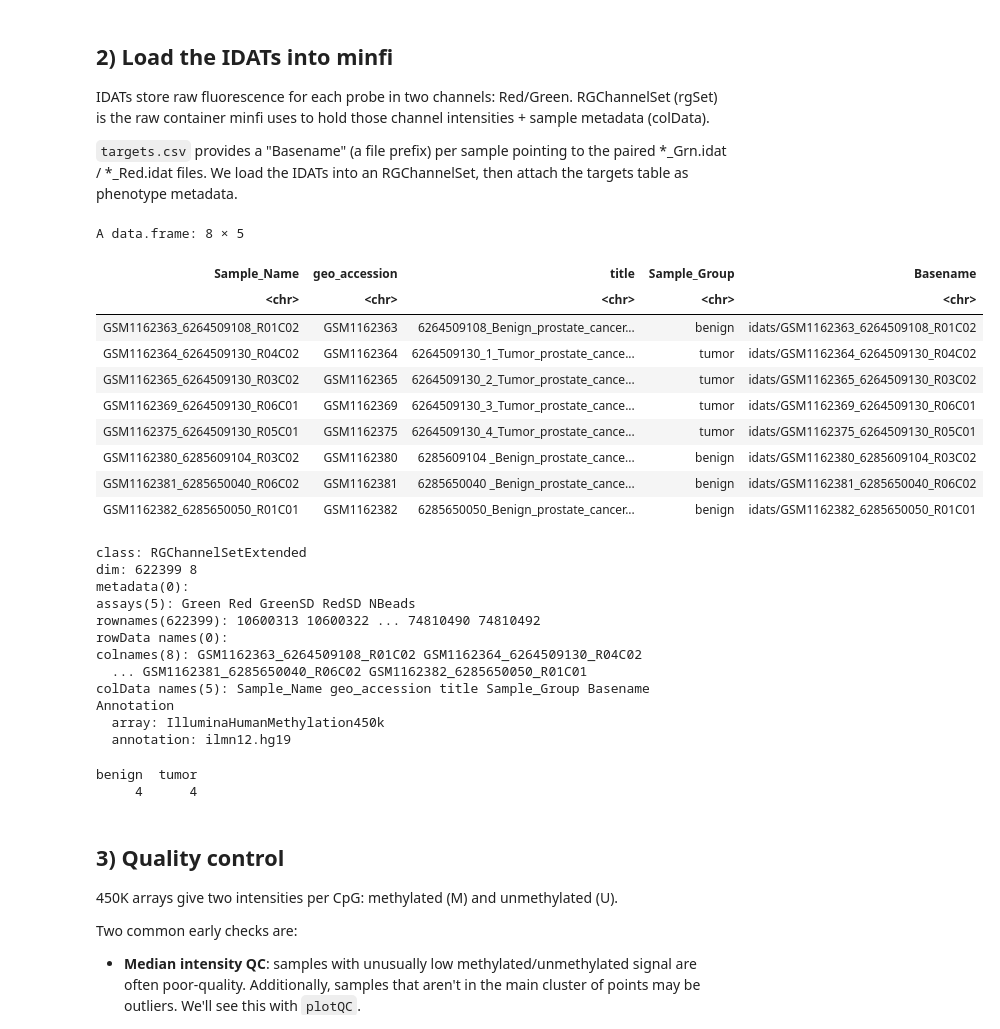
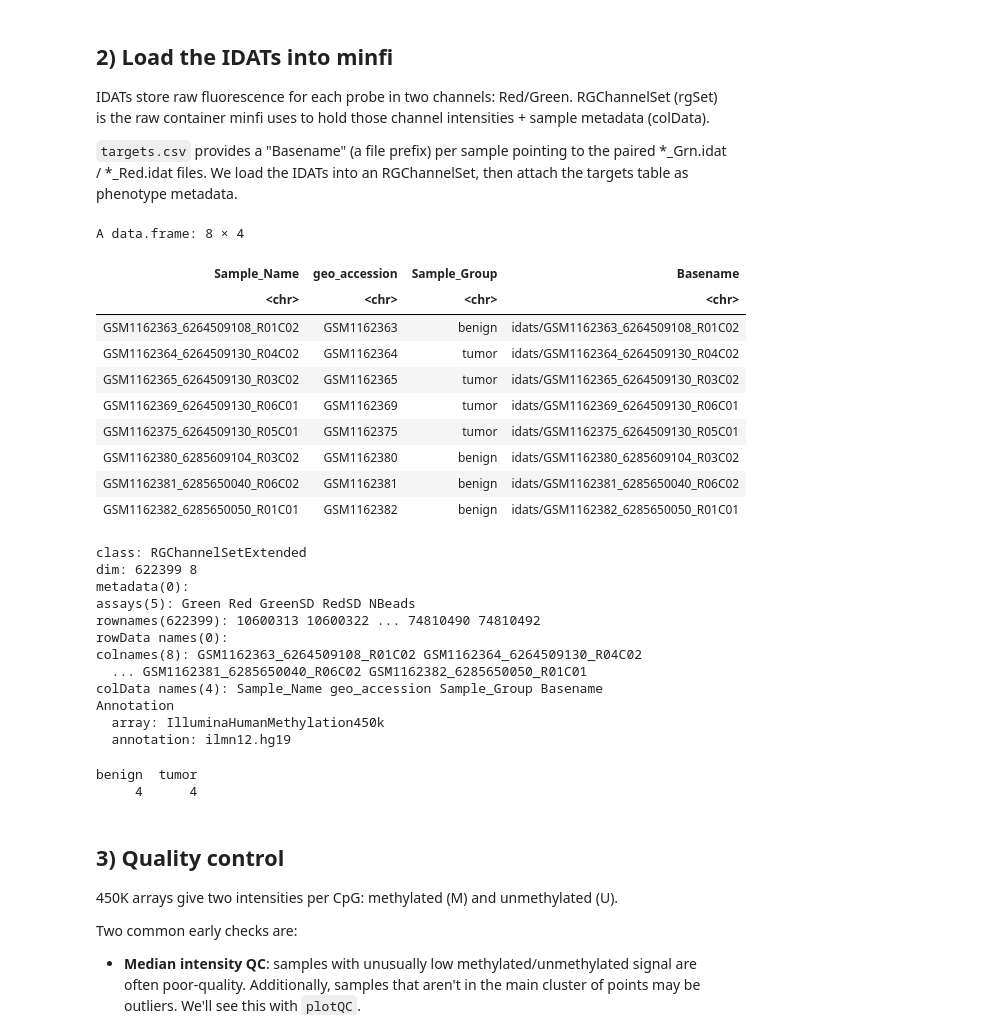
Before and after one commit to meshik/bioinformatics-code-hub, a Jupyter notebook: epigenomics/dna_methylation/r.ipynb, the cells around one changed output. Cells and saved outputs as stored; diff of their text form; code cells hidden in the pictures.

```diff
--- a/epigenomics/dna_methylation/r.ipynb
+++ b/epigenomics/dna_methylation/r.ipynb
@@ -40,31 +44,31 @@ We load the IDATs into an RGChannelSet, then attach the targets table as phenoty
 # %%
 targets <- read.csv(file.path(ds_dir, "targets.csv"))
 targets
 
 rgSet <- minfi::read.metharray.exp(
     base = file.path(ds_dir, "idats"),
     targets = targets,
     extended = TRUE  # keeps additional control/probe information for downstream steps
 )
 
 # store phenotype directly on the object
-colnames(rgSet) <- targets$Sample_Name
+colnames(rgSet) <- targets[["Sample_Name"]]
 colData(rgSet)  <- S4Vectors::DataFrame(targets, row.names = colnames(rgSet))
 
 rgSet
-table(colData(rgSet)$Sample_Group)
+table(colData(rgSet)[["Sample_Group"]])
 # %% [output]
-A data.frame: 8 × 5
+A data.frame: 8 × 4
-| Sample_Name | geo_accession | title | Sample_Group | Basename |
-| <chr> | <chr> | <chr> | <chr> | <chr> |
-| GSM1162363_6264509108_R01C02 | GSM1162363 | 6264509108_Benign_prostate_cancer... | benign | idats/GSM1162363_6264509108_R01C02 |
-| GSM1162364_6264509130_R04C02 | GSM1162364 | 6264509130_1_Tumor_prostate_cance... | tumor | idats/GSM1162364_6264509130_R04C02 |
-| GSM1162365_6264509130_R03C02 | GSM1162365 | 6264509130_2_Tumor_prostate_cance... | tumor | idats/GSM1162365_6264509130_R03C02 |
-| GSM1162369_6264509130_R06C01 | GSM1162369 | 6264509130_3_Tumor_prostate_cance... | tumor | idats/GSM1162369_6264509130_R06C01 |
-| GSM1162375_6264509130_R05C01 | GSM1162375 | 6264509130_4_Tumor_prostate_cance... | tumor | idats/GSM1162375_6264509130_R05C01 |
-| GSM1162380_6285609104_R03C02 | GSM1162380 | 6285609104 _Benign_prostate_cance... | benign | idats/GSM1162380_6285609104_R03C02 |
-| GSM1162381_6285650040_R06C02 | GSM1162381 | 6285650040 _Benign_prostate_cance... | benign | idats/GSM1162381_6285650040_R06C02 |
-| GSM1162382_6285650050_R01C01 | GSM1162382 | 6285650050_Benign_prostate_cancer... | benign | idats/GSM1162382_6285650050_R01C01 |
+| Sample_Name | geo_accession | Sample_Group | Basename |
+| <chr> | <chr> | <chr> | <chr> |
+| GSM1162363_6264509108_R01C02 | GSM1162363 | benign | idats/GSM1162363_6264509108_R01C02 |
+| GSM1162364_6264509130_R04C02 | GSM1162364 | tumor | idats/GSM1162364_6264509130_R04C02 |
+| GSM1162365_6264509130_R03C02 | GSM1162365 | tumor | idats/GSM1162365_6264509130_R03C02 |
+| GSM1162369_6264509130_R06C01 | GSM1162369 | tumor | idats/GSM1162369_6264509130_R06C01 |
+| GSM1162375_6264509130_R05C01 | GSM1162375 | tumor | idats/GSM1162375_6264509130_R05C01 |
+| GSM1162380_6285609104_R03C02 | GSM1162380 | benign | idats/GSM1162380_6285609104_R03C02 |
+| GSM1162381_6285650040_R06C02 | GSM1162381 | benign | idats/GSM1162381_6285650040_R06C02 |
+| GSM1162382_6285650050_R01C01 | GSM1162382 | benign | idats/GSM1162382_6285650050_R01C01 |
 class: RGChannelSetExtended
 dim: 622399 8
 metadata(0):
@@ -73,7 +77,7 @@ rownames(622399): 10600313 10600322 ... 74810490 74810492
 rowData names(0):
 colnames(8): GSM1162363_6264509108_R01C02 GSM1162364_6264509130_R04C02
   ... GSM1162381_6285650040_R06C02 GSM1162382_6285650050_R01C01
-colData names(5): Sample_Name geo_accession title Sample_Group Basename
+colData names(4): Sample_Name geo_accession Sample_Group Basename
 Annotation
   array: IlluminaHumanMethylation450k
   annotation: ilmn12.hg19
```
Also changed, not shown: parts of 1 cell of this notebook, 1 other file.
